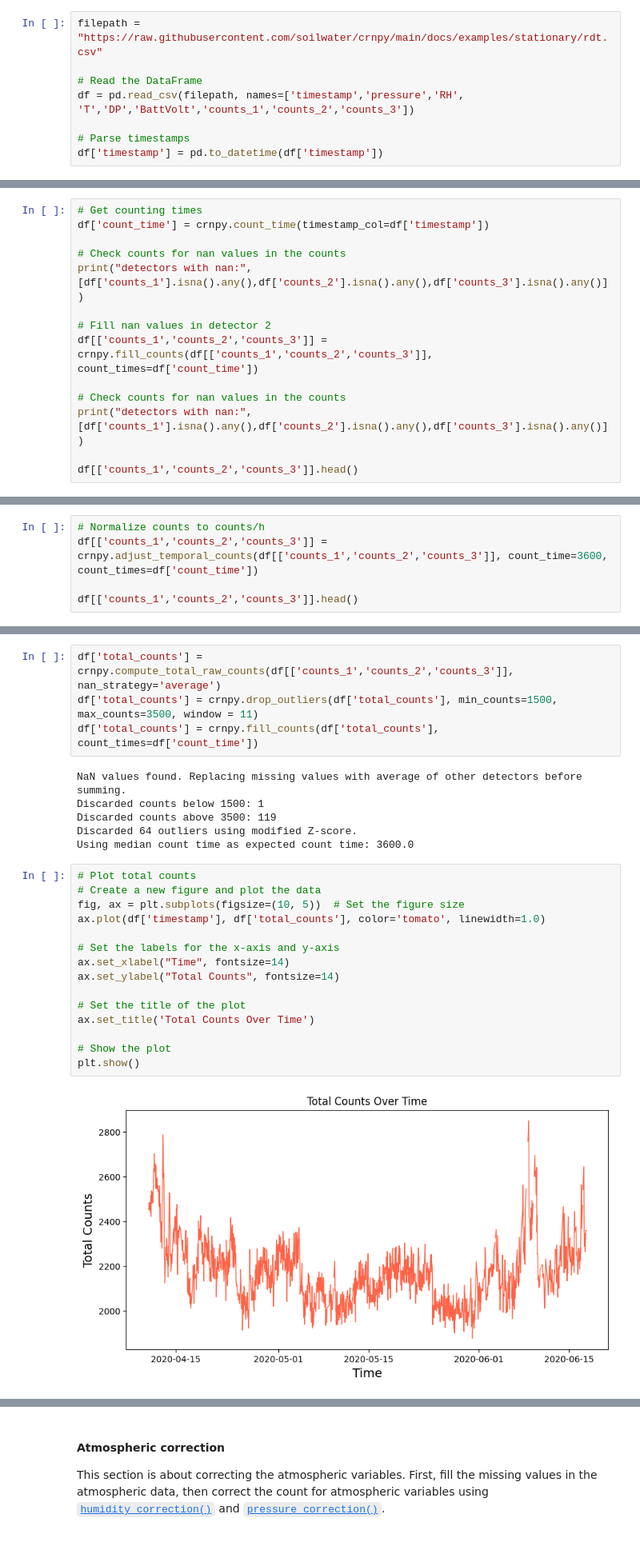
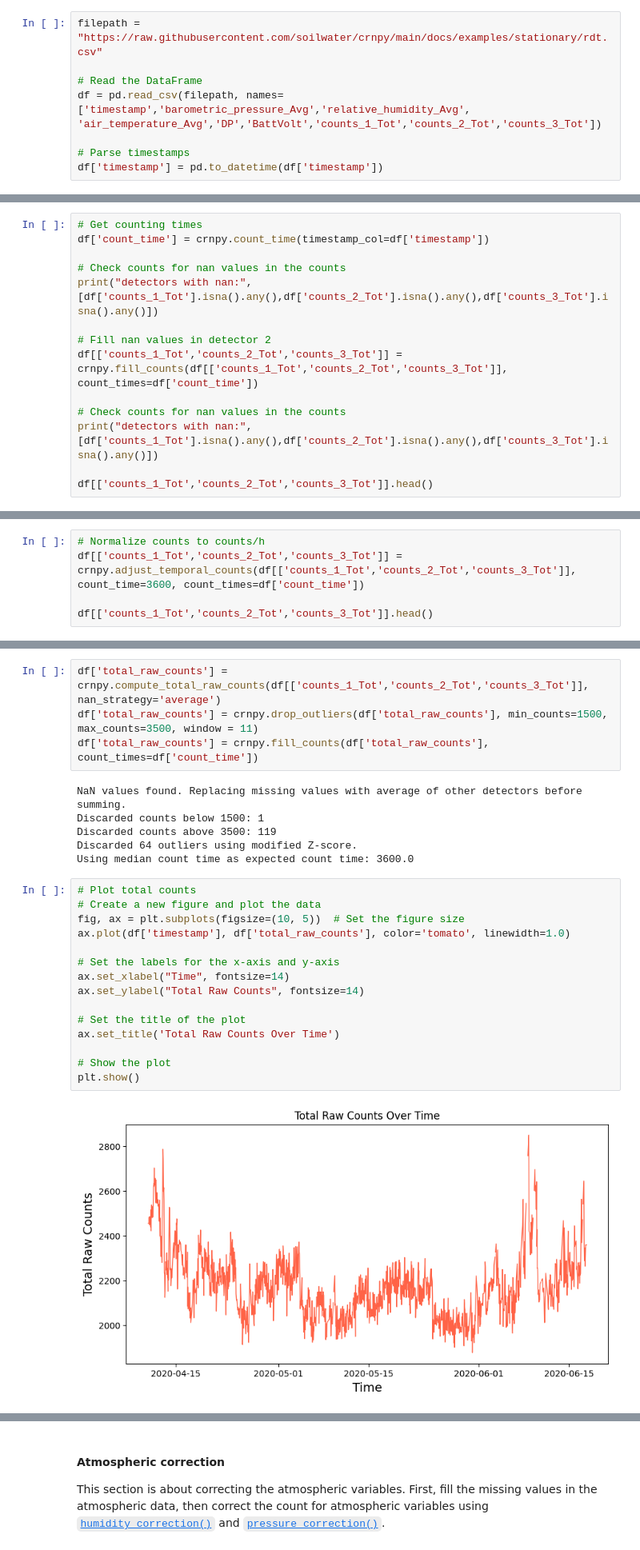
Before and after one commit to soilwater/crnpy, a Jupyter notebook: docs/examples/stationary/example_RDT_station.ipynb, the cells around one changed output, grey strips where cells are left out. Shown at 80% size. Cells and saved outputs as stored; diff of their text form.

Commit message:
Main module changes
Allowing import crnpy directly.
Updates of examples to v0.5  in progress

```diff
--- a/docs/examples/stationary/example_RDT_station.ipynb
+++ b/docs/examples/stationary/example_RDT_station.ipynb
@@ -14,7 +14,7 @@ import matplotlib.pyplot as plt
 filepath = "https://raw.githubusercontent.com/soilwater/crnpy/main/docs/examples/stationary/rdt.csv"
 
 # Read the DataFrame
-df = pd.read_csv(filepath, names=['timestamp','pressure','RH', 'T','DP','BattVolt','counts_1','counts_2','counts_3'])
+df = pd.read_csv(filepath, names=['timestamp','barometric_pressure_Avg','relative_humidity_Avg', 'air_temperature_Avg','DP','BattVolt','counts_1_Tot','counts_2_Tot','counts_3_Tot'])
 
 # Parse timestamps
 df['timestamp'] = pd.to_datetime(df['timestamp'])
@@ -25,15 +25,15 @@ Count times are computed from timestamp. If 'NaN' values are present, the [`fill
 df['count_time'] = crnpy.count_time(timestamp_col=df['timestamp'])
 
 # Check counts for nan values in the counts
-print("detectors with nan:", [df['counts_1'].isna().any(),df['counts_2'].isna().any(),df['counts_3'].isna().any()])
+print("detectors with nan:", [df['counts_1_Tot'].isna().any(),df['counts_2_Tot'].isna().any(),df['counts_3_Tot'].isna().any()])
 
 # Fill nan values in detector 2
-df[['counts_1','counts_2','counts_3']] = crnpy.fill_counts(df[['counts_1','counts_2','counts_3']], count_times=df['count_time'])
+df[['counts_1_Tot','counts_2_Tot','counts_3_Tot']] = crnpy.fill_counts(df[['counts_1_Tot','counts_2_Tot','counts_3_Tot']], count_times=df['count_time'])
 
 # Check counts for nan values in the counts
-print("detectors with nan:", [df['counts_1'].isna().any(),df['counts_2'].isna().any(),df['counts_3'].isna().any()])
+print("detectors with nan:", [df['counts_1_Tot'].isna().any(),df['counts_2_Tot'].isna().any(),df['counts_3_Tot'].isna().any()])
 
-df[['counts_1','counts_2','counts_3']].head()
+df[['counts_1_Tot','counts_2_Tot','counts_3_Tot']].head()
 # %% [output]
 detectors with nan: [False, True, False]
 Using median count time as expected count time: 3600.0
@@ -48,7 +48,7 @@ detectors with nan: [False, False, False]
 Normalize the counts to counts per hour using the [`adjust_temporal_counts()`](../../../reference/#crnpy.crnpy.adjust_temporal_counts) function from the crnpy library.
 # %%
 # Normalize counts to counts/h
-df[['counts_1','counts_2','counts_3']] = crnpy.adjust_temporal_counts(df[['counts_1','counts_2','counts_3']], count_time=3600, count_times=df['count_time'])
+df[['counts_1_Tot','counts_2_Tot','counts_3_Tot']] = crnpy.adjust_temporal_counts(df[['counts_1_Tot','counts_2_Tot','counts_3_Tot']], count_time=3600, count_times=df['count_time'])
 
-df[['counts_1','counts_2','counts_3']].head()
+df[['counts_1_Tot','counts_2_Tot','counts_3_Tot']].head()
 # %% [output]
@@ -61,9 +61,9 @@ df[['counts_1','counts_2','counts_3']].head()
 # %% [markdown]
 Utilize the [`compute_total_raw_counts()`](../../../reference/#crnpy.crnpy.compute_total_raw_counts) function to calculate the total counts across all detectors. After calculating the total counts, outliers are discarded using the [`drop_outliers()`](../../../reference/#crnpy.crnpy.drop_outliers) function.
 # %%
-df['total_counts'] = crnpy.compute_total_raw_counts(df[['counts_1','counts_2','counts_3']], nan_strategy='average')
-df['total_counts'] = crnpy.drop_outliers(df['total_counts'], min_counts=1500, max_counts=3500, window = 11)
-df['total_counts'] = crnpy.fill_counts(df['total_counts'], count_times=df['count_time'])
+df['total_raw_counts'] = crnpy.compute_total_raw_counts(df[['counts_1_Tot','counts_2_Tot','counts_3_Tot']], nan_strategy='average')
+df['total_raw_counts'] = crnpy.drop_outliers(df['total_raw_counts'], min_counts=1500, max_counts=3500, window = 11)
+df['total_raw_counts'] = crnpy.fill_counts(df['total_raw_counts'], count_times=df['count_time'])
 # %% [output]
 NaN values found. Replacing missing values with average of other detectors before summing.
 Discarded counts below 1500: 1
@@ -73,20 +73,20 @@ Using median count time as expected count time: 3600.0
 # %%
 # Plot total counts
 # Create a new figure and plot the data
 fig, ax = plt.subplots(figsize=(10, 5))  # Set the figure size
-ax.plot(df['timestamp'], df['total_counts'], color='tomato', linewidth=1.0)
+ax.plot(df['timestamp'], df['total_raw_counts'], color='tomato', linewidth=1.0)
 
 # Set the labels for the x-axis and y-axis
 ax.set_xlabel("Time", fontsize=14)
-ax.set_ylabel("Total Counts", fontsize=14)
+ax.set_ylabel("Total Raw Counts", fontsize=14)
 
 # Set the title of the plot
-ax.set_title('Total Counts Over Time')
+ax.set_title('Total Raw Counts Over Time')
 
 # Show the plot
 plt.show()
 # %% [output]
-[figure, old version]
+[figure, new version]
 # %% [markdown]
 ### Neutron count correction
 
```
Also changed, not shown: parts of 3 cells of this notebook, 7 other files.
